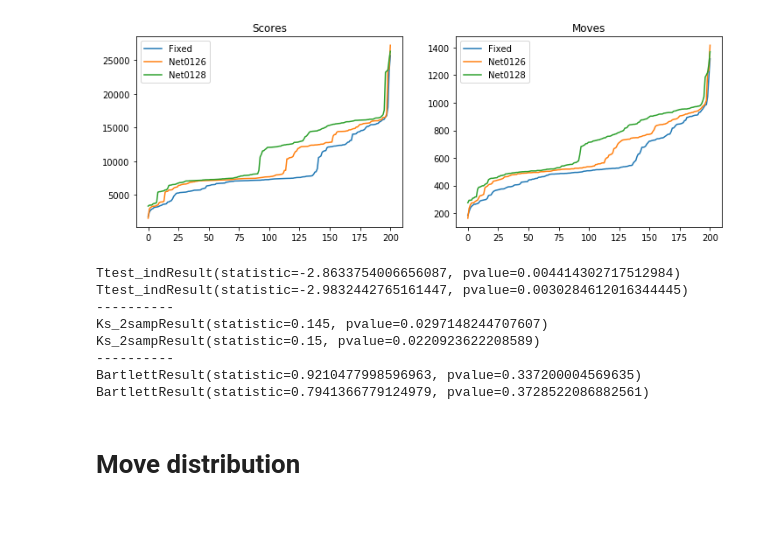
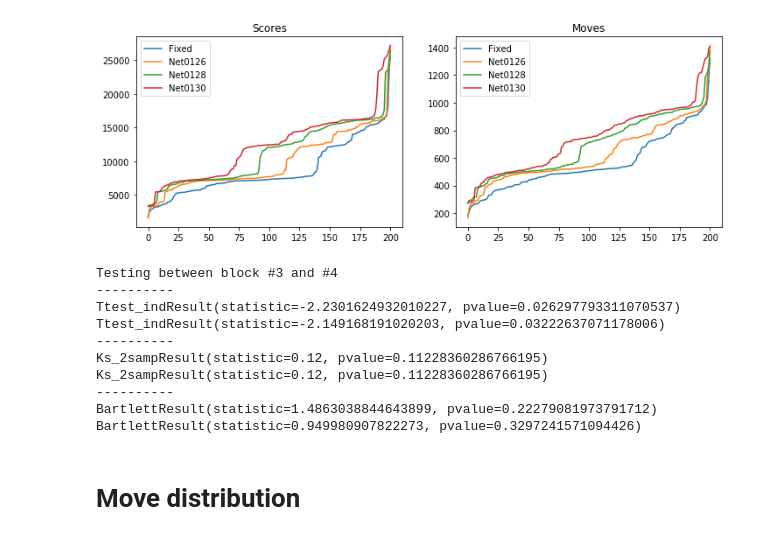
Before and after one commit to fqjin/2048NN, a Jupyter notebook: notebooks/progress.ipynb, the cells around one changed output. Drawn from its saved outputs; the diff is of its cells as text; code cells hidden in the pictures.

```diff
--- a/notebooks/progress.ipynb
+++ b/notebooks/progress.ipynb
@@ -69,23 +73,27 @@ plt.show()
 # %%
+names = ['Fixed','Net0126','Net0128', 'Net0130']
 plt.figure(figsize=(12,4))
 plt.subplot(1,2,1)
 for i in range(blocks):
     plt.plot(np.linspace(0, 200, len(moves[200*i:200*(i+1)])),
              sorted(scores[200*i:200*(i+1)]))
 plt.title('Scores')
-plt.legend(['Fixed','Net0126','Net0128'])
+plt.legend(names)
 plt.subplot(1,2,2)
 for i in range(blocks):
     plt.plot(np.linspace(0, 200, len(moves[200*i:200*(i+1)])),
              sorted(moves[200*i:200*(i+1)]))
 plt.title('Moves')
-plt.legend(['Fixed','Net0126','Net0128'])
+plt.legend(names)
 plt.show()
 # %% [output]
-[figure, old version]
+[figure, new version]
 # %%
-# Test if means are the same
 i = blocks - 2
+print(f'Testing between block #{i+1} and #{i+2}')
+print('-'*10)
+
+# Test if sample means are the same
 print(stats.ttest_ind(scores[200*i:200*(i+1)], scores[200*(i+1):200*(i+2)], equal_var=False))
 print(stats.ttest_ind(moves[200*i:200*(i+1)], moves[200*(i+1):200*(i+2)], equal_var=False))
 print('-'*10)
@@ -99,14 +107,16 @@ print('-'*10)
 print(stats.bartlett(scores[200*i:200*(i+1)], scores[200*(i+1):200*(i+2)]))
 print(stats.bartlett(moves[200*i:200*(i+1)], moves[200*(i+1):200*(i+2)]))
 # %% [output]
-Ttest_indResult(statistic=-2.8633754006656087, pvalue=0.004414302717512984)
-Ttest_indResult(statistic=-2.9832442765161447, pvalue=0.0030284612016344445)
+Testing between block #3 and #4
 ----------
-Ks_2sampResult(statistic=0.145, pvalue=0.0297148244707607)
-Ks_2sampResult(statistic=0.15, pvalue=0.0220923622208589)
+Ttest_indResult(statistic=-2.2301624932010227, pvalue=0.026297793311070537)
+Ttest_indResult(statistic=-2.149168191020203, pvalue=0.03222637071178006)
 ----------
-BartlettResult(statistic=0.9210477998596963, pvalue=0.337200004569635)
-BartlettResult(statistic=0.7941366779124979, pvalue=0.3728522086882561)
+Ks_2sampResult(statistic=0.12, pvalue=0.11228360286766195)
+Ks_2sampResult(statistic=0.12, pvalue=0.11228360286766195)
+----------
+BartlettResult(statistic=1.4863038844643899, pvalue=0.22279081973791712)
+BartlettResult(statistic=0.949980907822273, pvalue=0.3297241571094426)
 # %% [markdown]
 # Move distribution
 # %%
```
Also changed, not shown: parts of 8 cells of this notebook, 3 other files.
